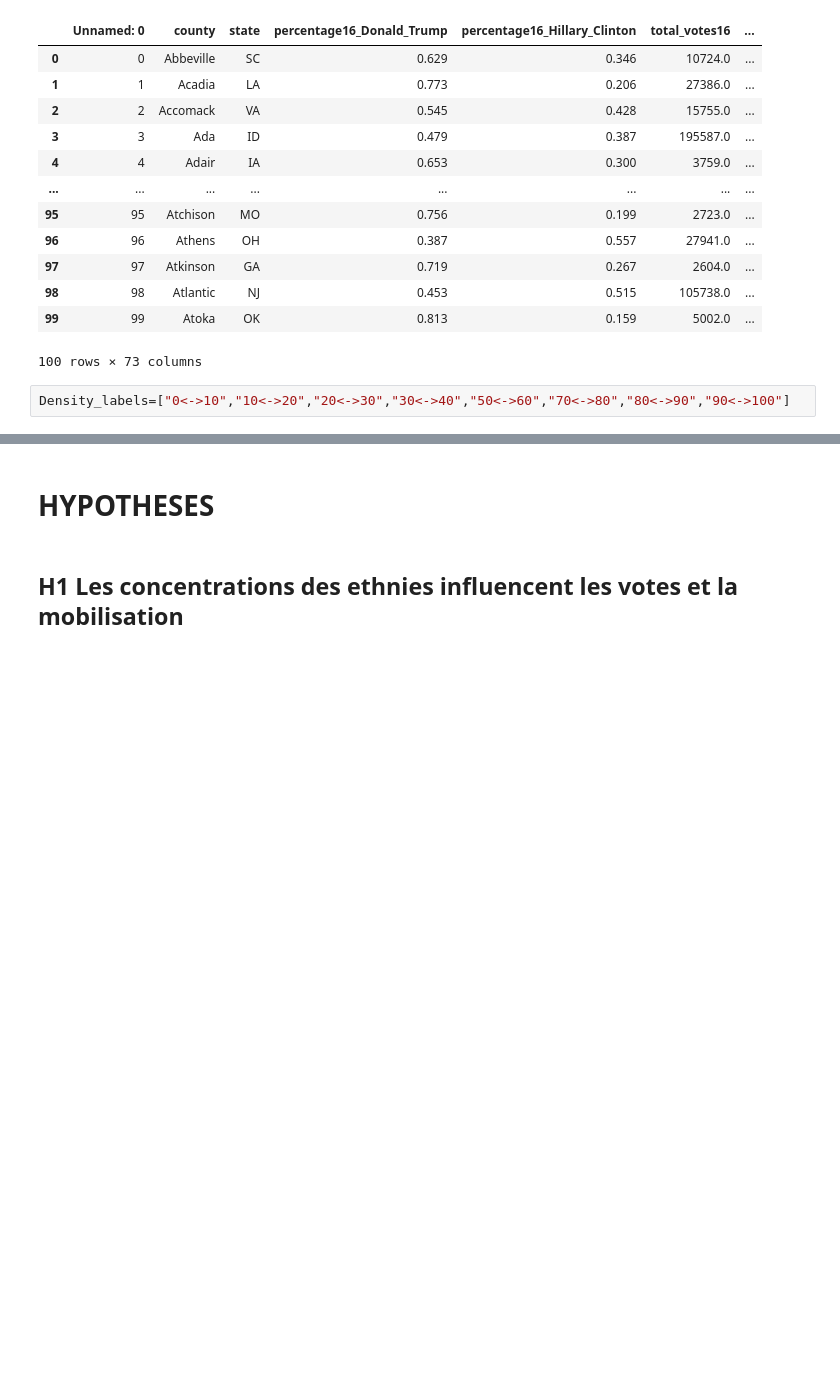
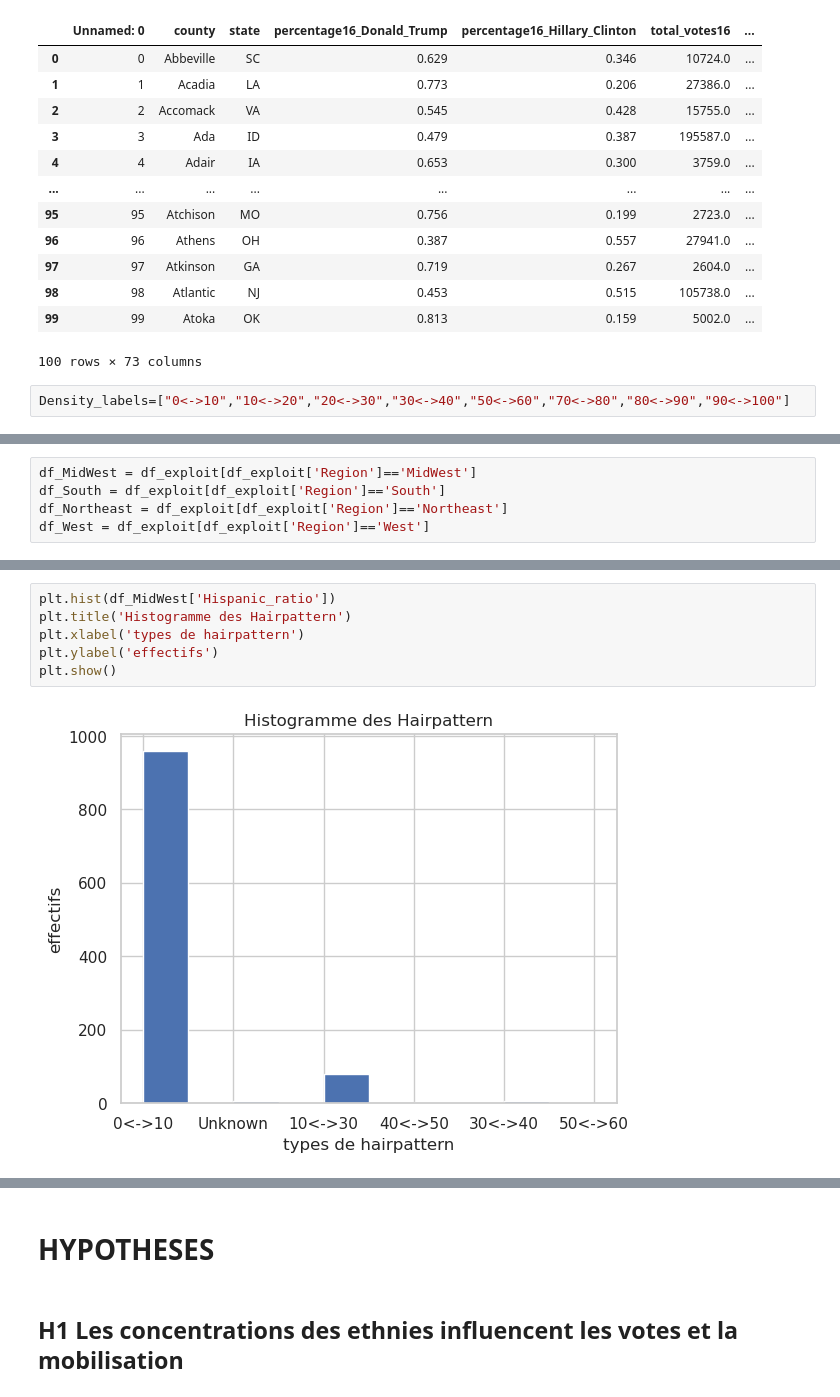
Before and after one commit to XDEBUF/covid_social_poll, a Jupyter notebook: covid inference.ipynb, the cells around one changed output, grey strips where cells are left out. Cells and saved outputs as stored; diff of their text form; blank space fills up the shorter version.

```diff
--- a/covid inference.ipynb
+++ b/covid inference.ipynb
@@ -374,0 +426,5 @@ KeyError: 'IA'
+# %%
+df_MidWest = df_exploit[df_exploit['Region']=='MidWest']
+df_South = df_exploit[df_exploit['Region']=='South']
+df_Northeast = df_exploit[df_exploit['Region']=='Northeast']
+df_West = df_exploit[df_exploit['Region']=='West']
@@ -374,0 +442,8 @@ KeyError: 'IA'
+# %%
+plt.hist(df_MidWest['Hispanic_ratio'])
+plt.title('Histogramme des Hairpattern')
+plt.xlabel('types de hairpattern')
+plt.ylabel('effectifs')
+plt.show()
+# %% [output]
+[figure, added]
```
Also changed, not shown: parts of 11 cells of this notebook.
